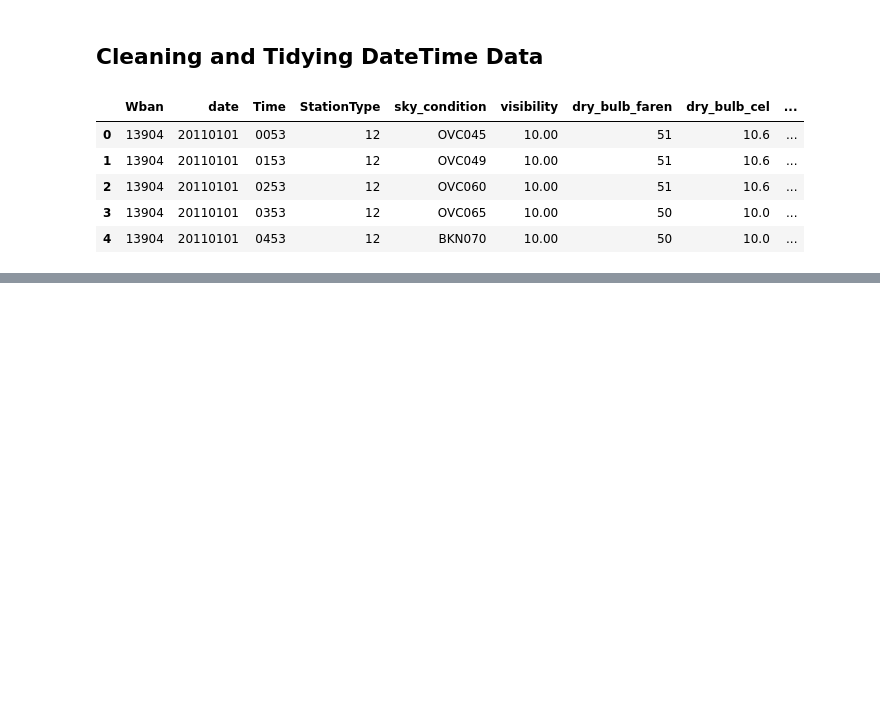
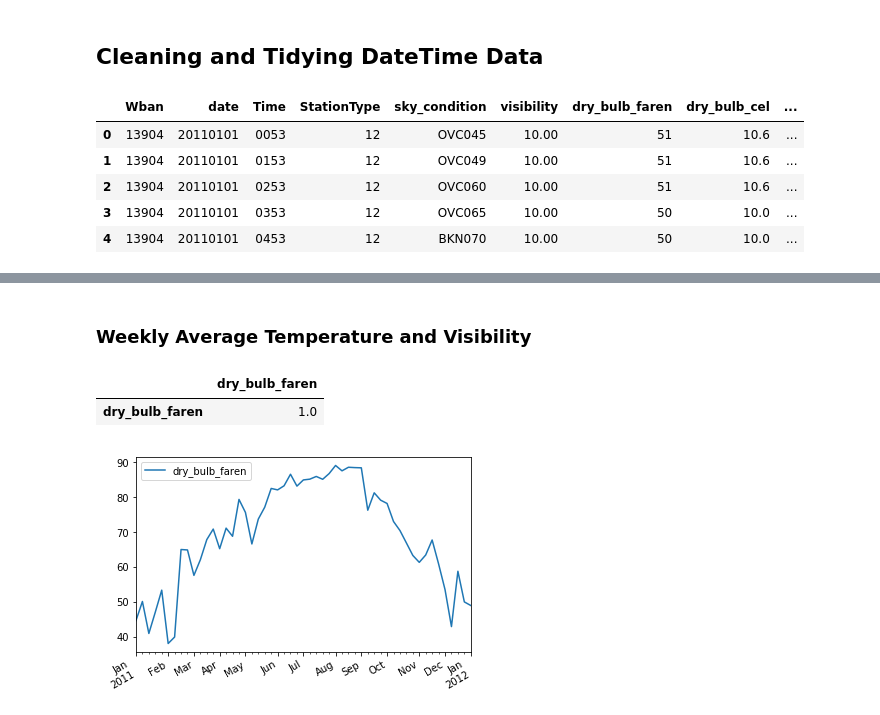
Before and after one commit to Rion5/Python_Data_Science, a Jupyter notebook: pandas/pandas_Foundations/case_study_sunlight_in_Austin.ipynb, the cells around one changed output, grey strips where cells are left out. Saved outputs shown, nothing was run; the diff lists cells and outputs as text; code cells hidden in the pictures; blank space fills up the shorter version.

```diff
--- a/pandas/pandas_Foundations/case_study_sunlight_in_Austin.ipynb
+++ b/pandas/pandas_Foundations/case_study_sunlight_in_Austin.ipynb
@@ -89,0 +107,3 @@ df_dropped.head()
+# %%
+# Convert the dry_bulb_faren column to numeric values: df_clean['dry_bulb_faren']
+df_clean['dry_bulb_faren'] = pd.to_numeric(df_clean['dry_bulb_faren'], errors='coerce')
@@ -89,0 +125,4 @@ df_dropped.head()
+# %%
+# Convert the wind_speed and dew_point_faren columns to numeric values
+df_clean['wind_speed'] = pd.to_numeric(df_clean['wind_speed'], errors='coerce')
+df_clean['dew_point_faren'] = pd.to_numeric(df_clean['dew_point_faren'], errors='coerce')
@@ -89,0 +224,2 @@ df_dropped.head()
+# %% [markdown]
+### Weekly Average Temperature and Visibility
@@ -89,0 +228,15 @@ df_dropped.head()
+# %%
+# Select the visibility and dry_bulb_faren columns and resample them: weekly_mean
+weekly_mean = df_clean[['visibility', 'dry_bulb_faren']].resample('W').mean()
+# %%
+# Print the output of weekly_mean.corr()
+weekly_mean.corr()
+# %% [output]
+|  | dry_bulb_faren |
+| dry_bulb_faren | 1.0 |
+# %%
+# Plot weekly_mean with subplots=True
+weekly_mean.plot(subplots=True)
+plt.show()
+# %% [output]
+[figure, added]
```
Also changed, not shown: parts of 20 cells of this notebook.
